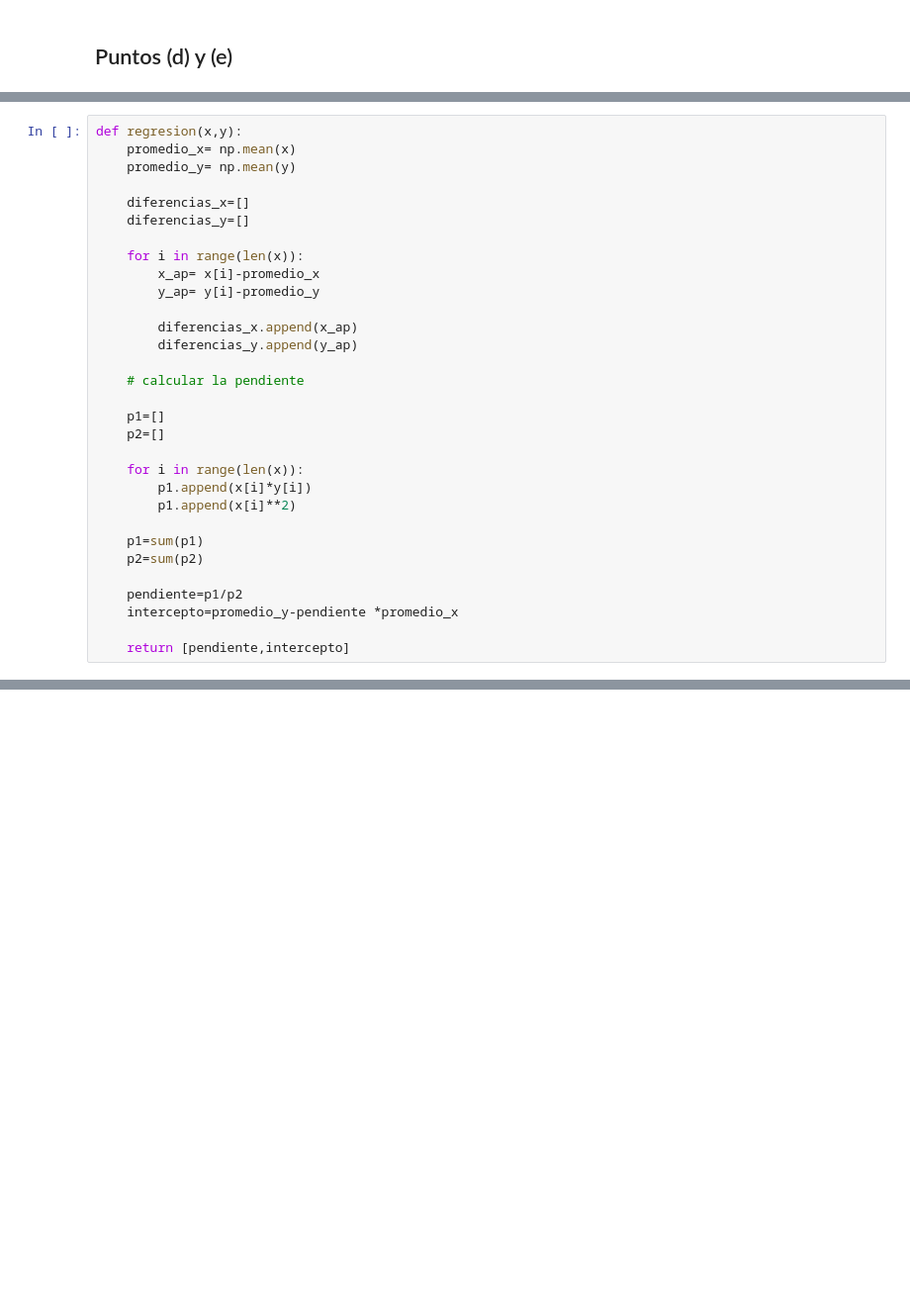
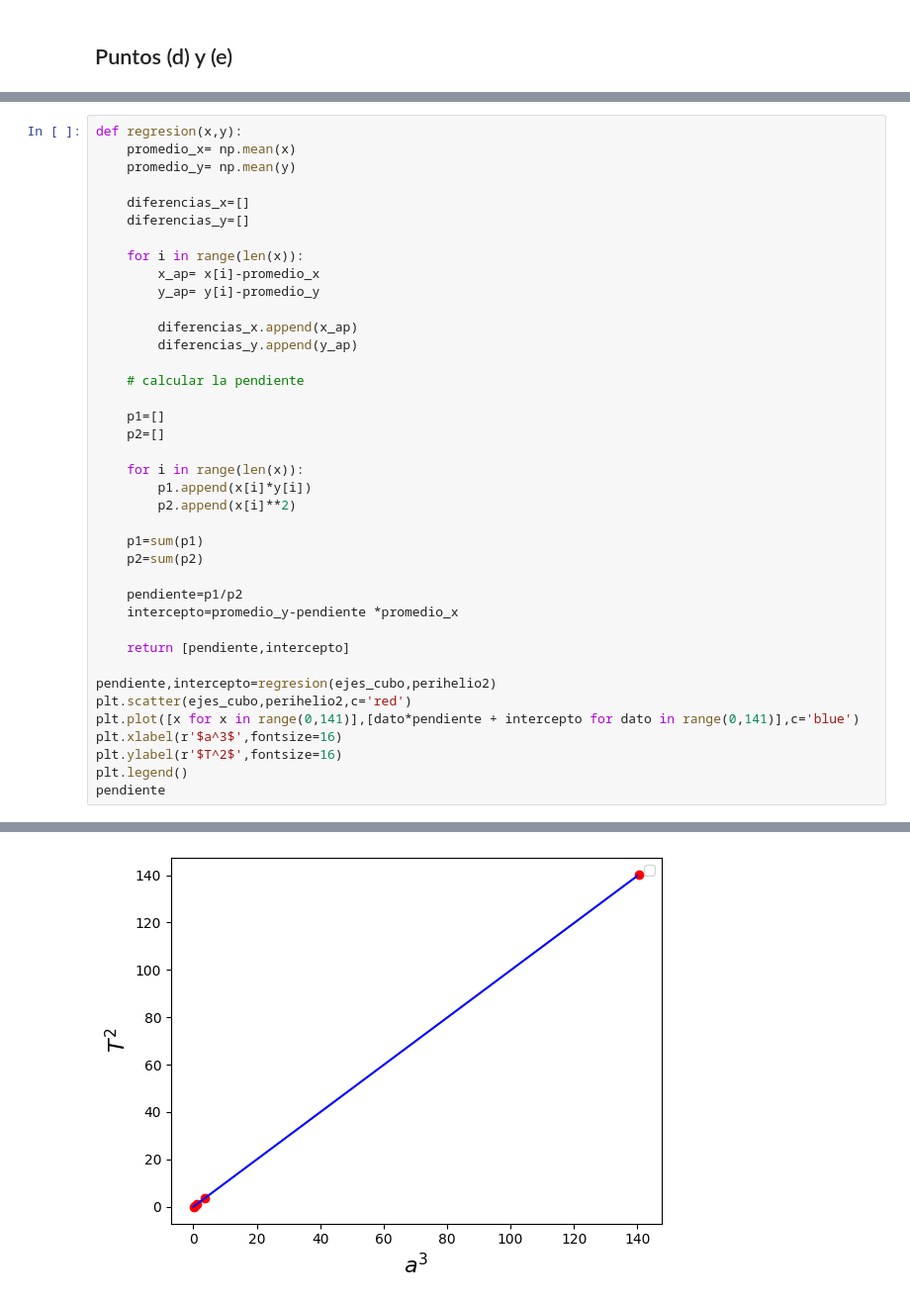
Before and after one commit to Sebastian-Moreno/MetodosII_SebastianHurtado_NicolasDaza, a Jupyter notebook: tarea 1/punto 4.ipynb, the cells around one changed output, grey strips where cells are left out. Shown at 99% size. Cells and saved outputs as stored; diff of their text form; blank space fills up the shorter version.

```diff
--- a/tarea 1/punto 4.ipynb
+++ b/tarea 1/punto 4.ipynb
@@ -244,7 +246,7 @@ def regresion(x,y):
 
     for i in range(len(x)):
         p1.append(x[i]*y[i])
-        p1.append(x[i]**2)
+        p2.append(x[i]**2)
 
     p1=sum(p1)
     p2=sum(p2)
@@ -253,3 +255,12 @@ def regresion(x,y):
     intercepto=promedio_y-pendiente *promedio_x
 
     return [pendiente,intercepto]
+
+pendiente,intercepto=regresion(ejes_cubo,perihelio2)
+plt.scatter(ejes_cubo,perihelio2,c='red')
+plt.plot([x for x in range(0,141)],[dato*pendiente + intercepto for dato in range(0,141)],c='blue')
+plt.xlabel(r'$a^3$',fontsize=16)
+plt.ylabel(r'$T^2$',fontsize=16)
+plt.legend()
+pendiente
+# %% [output]
@@ -255,0 +269 @@ def regresion(x,y):
+[figure, added]
```
Also changed, not shown: parts of 5 cells of this notebook, 1 other file.
